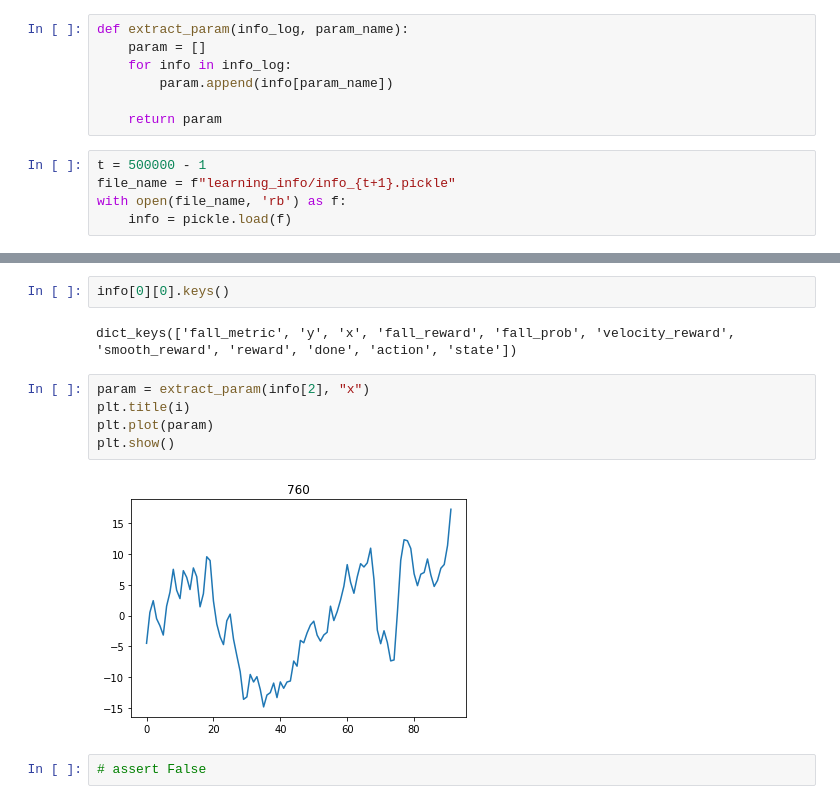
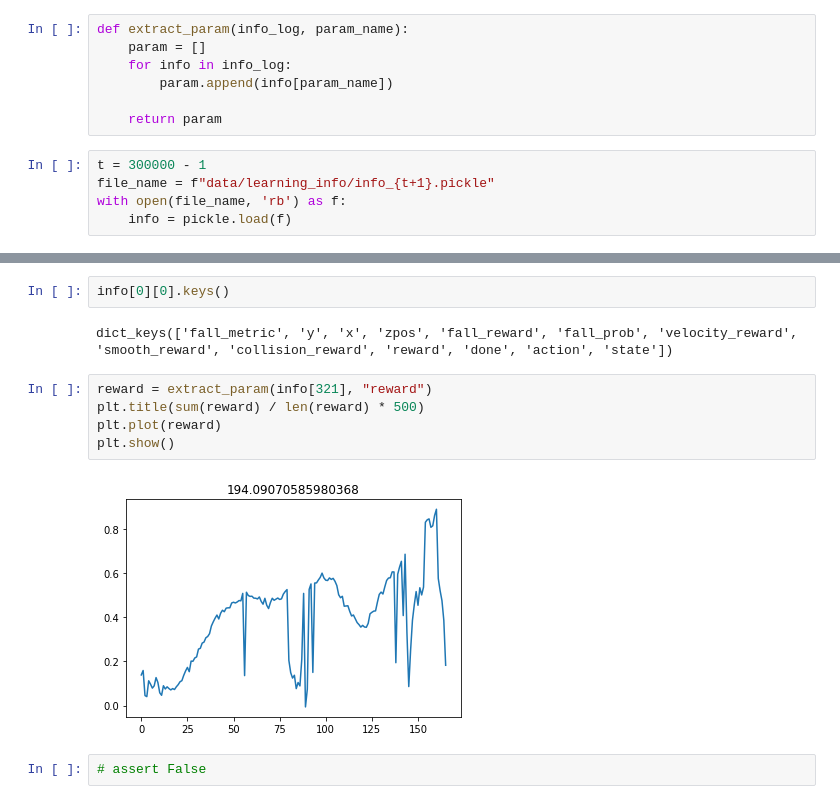
Before and after one commit to alex-kozinov/Dissertation, a Jupyter notebook: sources/analyse_tqc_learning_info.ipynb, the cells around one changed output, grey strips where cells are left out. Cells and saved outputs as stored; diff of their text form.

```diff
--- a/sources/analyse_tqc_learning_info.ipynb
+++ b/sources/analyse_tqc_learning_info.ipynb
@@ -27,8 +27,8 @@ def extract_param(info_log, param_name):
 
     return param
 # %%
-t = 500000 - 1
-file_name = f"learning_info/info_{t+1}.pickle"
+t = 300000 - 1
+file_name = f"data/learning_info/info_{t+1}.pickle"
 with open(file_name, 'rb') as f:
     info = pickle.load(f)
 # %%
@@ -57,14 +57,14 @@ for i, cur_info in enumerate(info):
 # %%
 info[0][0].keys()
 # %% [output]
-dict_keys(['fall_metric', 'y', 'x', 'fall_reward', 'fall_prob', 'velocity_reward', 'smooth_reward', 'reward', 'done', 'action', 'state'])
+dict_keys(['fall_metric', 'y', 'x', 'zpos', 'fall_reward', 'fall_prob', 'velocity_reward', 'smooth_reward', 'collision_reward', 'reward', 'done', 'action', 'state'])
 # %%
-param = extract_param(info[2], "x")
-plt.title(i)
-plt.plot(param)
+reward = extract_param(info[321], "reward")
+plt.title(sum(reward) / len(reward) * 500)
+plt.plot(reward)
 plt.show()
 # %% [output]
-[figure, old version]
+[figure, new version]
 # %%
 # assert False
 # %% [markdown]
```
Also changed, not shown: parts of 4 cells of this notebook, 10 other files.
